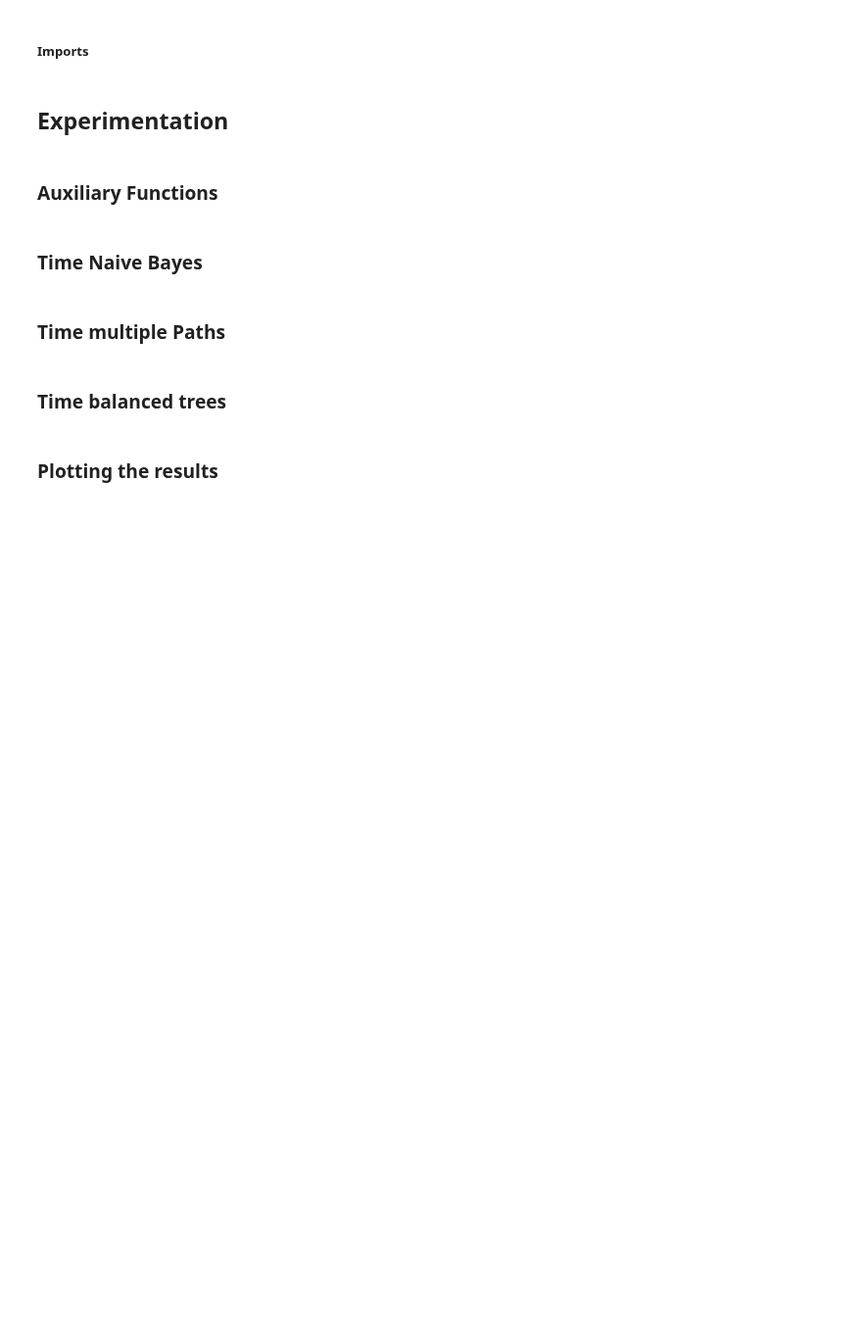
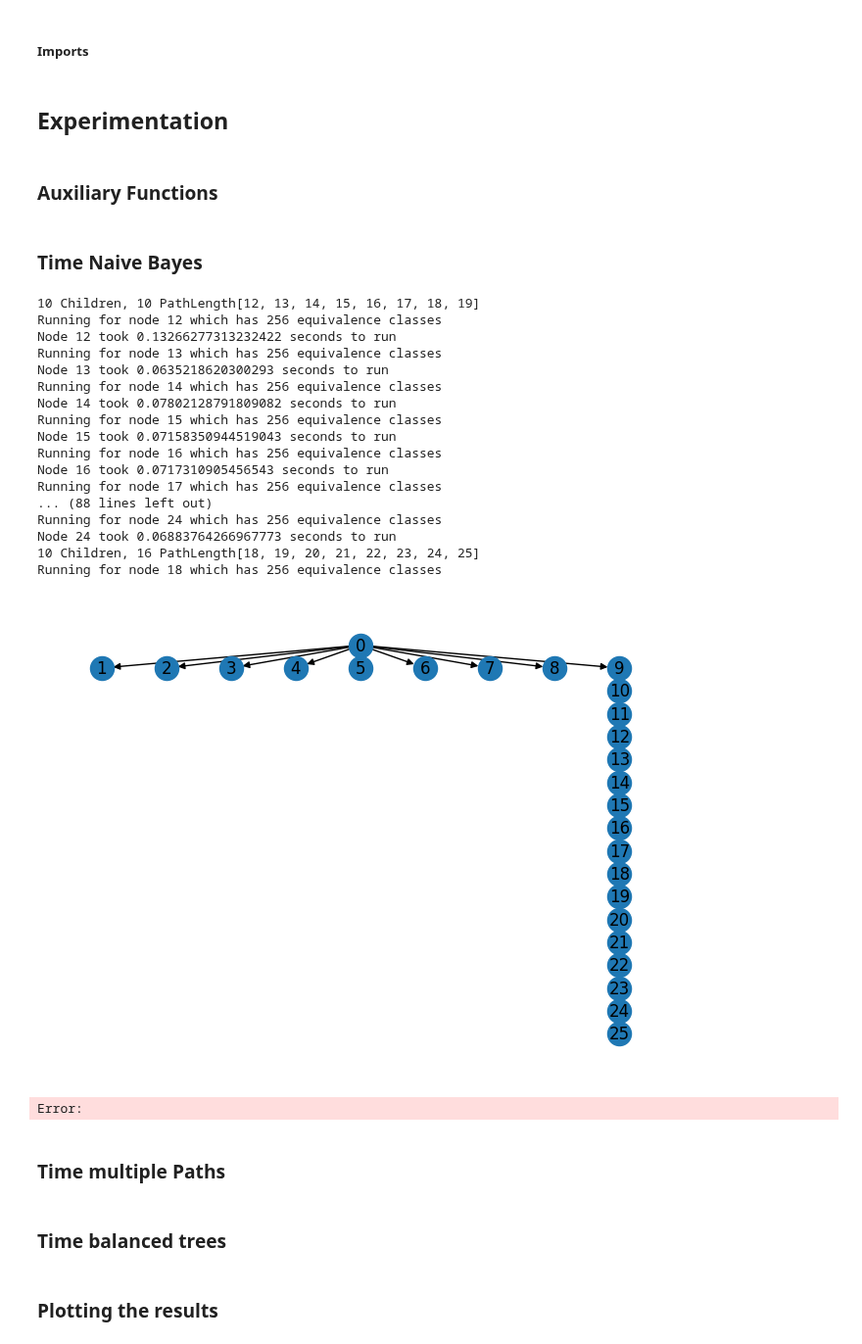
Before and after one commit to EchuCompa/pasantia-BICC, a Jupyter notebook: classSizesExperiments.ipynb, the cells around one changed output. Shown at 98% size. Drawn from its saved outputs; the diff is of its cells as text; code cells hidden in the pictures; blank space fills up the shorter version.

```diff
--- a/classSizesExperiments.ipynb
+++ b/classSizesExperiments.ipynb
@@ -8,7 +8,7 @@ import pandas as pd
 # %% [markdown]
 ## Experimentation
 # %%
-resultsFolder = '/results/graphData/'
+resultsFolder = 'results/graphData/'
 
 naiveBayesWithPathFile = resultsFolder + 'naiveBayes.csv'
 multiplePathsFile = resultsFolder + 'multiplePaths.csv'
@@ -41,19 +41,39 @@ def convertDictToCsv(dict, filename):
 # %%
 def timeMultipleNaiveBayesWithPath(numNodes, pathLength, startFrom = 1):
     graphsResults = {}
     for i in range(startFrom,numNodes+1):
         for j in range(startFrom,pathLength+1):
             graphToEvaluate = naiveBayesWithPath(i, j)
             nodesToEvaluate = list(range(i+j-8, i+j))
             print(f'{i} Children, {j} PathLength' + str(nodesToEvaluate))
             graphsResults[f'{i} Children, {j} PathLength'] = measureGraphTime(graphToEvaluate, nodesToEvaluate)
             convertDictToCsv(graphsResults, naiveBayesWithPathFile)
     return graphsResults
 
 
 numNodes = 20
 pathLenght = 20
-#resNaiveBayes = timeMultipleNaiveBayesWithPath(numNodes, pathLenght,10)
+resNaiveBayes = timeMultipleNaiveBayesWithPath(numNodes, pathLenght,10)
+# %% [output]
+10 Children, 10 PathLength[12, 13, 14, 15, 16, 17, 18, 19]
+Running for node 12 which has 256 equivalence classes
+Node 12 took 0.13266277313232422 seconds to run
+Running for node 13 which has 256 equivalence classes
+Node 13 took 0.0635218620300293 seconds to run
+Running for node 14 which has 256 equivalence classes
+Node 14 took 0.07802128791809082 seconds to run
+Running for node 15 which has 256 equivalence classes
+Node 15 took 0.07158350944519043 seconds to run
+Running for node 16 which has 256 equivalence classes
+Node 16 took 0.0717310905456543 seconds to run
+Running for node 17 which has 256 equivalence classes
+... (88 lines left out)
+Running for node 24 which has 256 equivalence classes
+Node 24 took 0.06883764266967773 seconds to run
+10 Children, 16 PathLength[18, 19, 20, 21, 22, 23, 24, 25]
+Running for node 18 which has 256 equivalence classes
+[figure, added]
+Error:
 # %% [markdown]
 ### Time multiple Paths
 # %%
```
Also changed, not shown: parts of 2 cells of this notebook, 7 other files.
